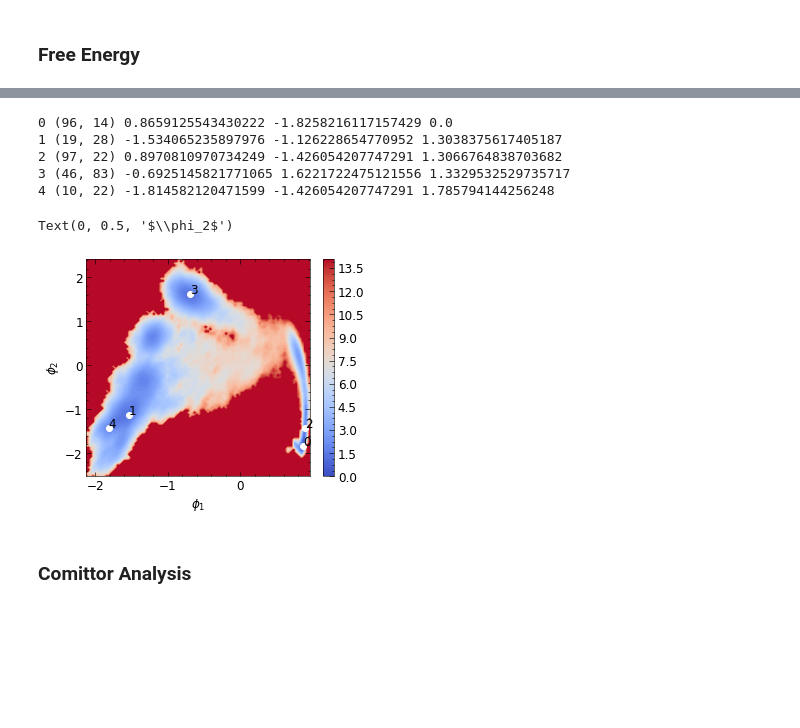
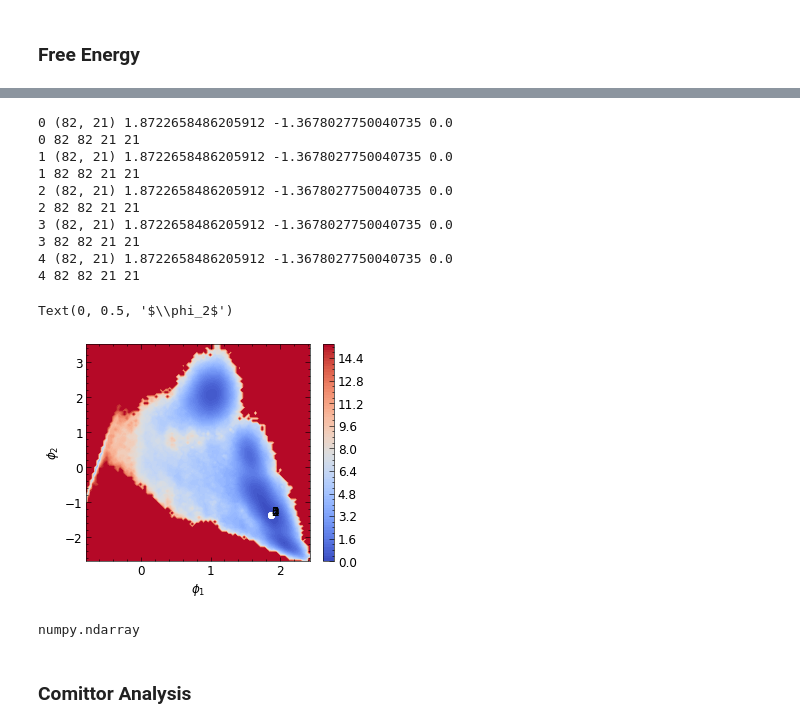
Before and after one commit to aaronrfinney/VAMP-MSM, a Jupyter notebook: MSM2_TICA.ipynb, the cells around one changed output, grey strips where cells are left out. Drawn from its saved outputs; the diff is of its cells as text; code cells hidden in the pictures; blank space fills up the shorter version.

```diff
--- a/MSM2_TICA.ipynb
+++ b/MSM2_TICA.ipynb
@@ -198,8 +198,7 @@ RC[14,0:15] = [1, 2, 3, 4, 5, 6, 7, 8, 9, 10, 11, 12, 13, 15, 16]
 RC[15,0:16] = [0, 1, 2, 3, 4, 5, 6, 7, 8, 9, 10, 11, 12, 13, 15, 16]
 RC[16,0:17] = [0, 1, 2, 3, 4, 5, 6, 7, 8, 9, 10, 11, 12, 13, 14, 15, 16]
 # %%
-CVdim = 17
+CVdim = 2
 RC_CVs = RC[CVdim-1,0:CVdim]
-Data[:,RC_CVs].shape
 npdatalabels[RC_CVs].tolist()
 # %% [output]
@@ -260,11 +275,17 @@ fig.tight_layout()
 from deeptime.decomposition import TICA
 from deeptime.decomposition import VAMP
 
-lagt= 200
+lagt= 100
 #tica_estimator = TICA(dim=2, lagtime=lagt).fit(DataNorm)
-tica_estimator = VAMP(dim=2, lagtime=lagt).fit(DataNorm)
+tica_estimator = VAMP(dim=2, lagtime=lagt).fit(normdata)
 tica = tica_estimator.fetch_model()
-tics = tica.transform(DataNorm)
+
+# We can't use concatenated data for clustering, so build a list of tics
+tics_f = []
+for i in range(0,len(normdata)):
+    tics_f.append(tica.transform(normdata[i]))
+
+tics = np.concatenate(tics_f)
 # %%
 plt.figure(figsize=(4, 2))
 pyemma.plots.plot_feature_histograms(tics, color='k')
@@ -330,10 +351,16 @@ Text(0, 0.5, '$\\phi_2$')
 from deeptime.clustering import KMeans
 from deeptime.clustering import RegularSpace
 
-#estimator = KMeans(100, init_strategy='uniform', max_iter=100, progress=tqdm).fit(tics).fetch_model()
+#estimator = KMeans(100, init_strategy='uniform', max_iter=1`00, progress=tqdm).fit(tics).fetch_model()
 #estimator = RegularSpace(dmin=0.15,max_centers=100,n_jobs=4).fit(DataConc).fetch_model()
-estimator = RegularSpace(dmin=0.15,max_centers=500).fit(tics).fetch_model()
+estimator = RegularSpace(dmin=0.15,max_centers=500).fit(tics_f).fetch_model()
+print("Number of states:",estimator.cluster_centers.shape[0])
 
-dtraj = estimator.transform(tics)
-print("Number of states:",estimator.cluster_centers.shape[0])
+
+# We can't use concatenated data for clustering, so build a list of tics
+dtraj_f = []
+for i in range(0,len(normdata)):
+    dtraj_f.append(estimator.transform(tics_f[i]))
+
+dtraj = np.concatenate(dtraj_f)
 # %% [output]
@@ -434,5 +473,5 @@ plt.savefig('ticaBayesMSM.png', dpi=300, bbox_inches='tight')
 # %%
-bayesian_msm = pyemma.msm.bayesian_markov_model(dtraj, lag=lagt, conf=0.95, count_mode='effective', dt_traj='10 ps',mincount_connectivity=1E-5)
+bayesian_msm = pyemma.msm.bayesian_markov_model(dtraj_f, lag=lagt, conf=0.95, count_mode='effective', dt_traj='10 ps',mincount_connectivity=1E-5)
 sample_mean = bayesian_msm.sample_mean('timescales', k=1)
 sample_conf_l, sample_conf_r = bayesian_msm.sample_conf('timescales', k=1)
 
@@ -525,41 +571,53 @@ x, y, z = get_histogram(
 # Free energy
 kT = 1.
 f = _to_free_energy(z, minener_zero=True) * kT
 
 fmax = np.amax(f[f != np.inf])
 f[f == np.inf] = fmax # replace inf
 
 # Plot
 plot_map(x, y, f,
          cmap='coolwarm',
          ncontours=100,
          cbar=True,
          cbar_orientation='vertical')
 
-xyc = 8
+xyc = 0
 minxy = []
 for i in range(0,5):
     # Get the minimum FE
     pmin = np.unravel_index(f.T.argmin(), f.T.shape)
 
     plt.plot(x[pmin[0]],y[pmin[1]],'ow')
     plt.text(x[pmin[0]],y[pmin[1]],i)
     print(i,pmin,x[pmin[0]],y[pmin[1]],f.T[pmin])
     minxy.append([x[pmin[0]],y[pmin[1]]])
 
     # Remove this point
-    f.T[pmin[0]-xyc:pmin[0]+xyc,pmin[1]-xyc:pmin[1]+xyc] = 100
+    #f.T[pmin[0]-xyc:pmin[0]+xyc,pmin[1]-xyc:pmin[1]+xyc] = 100.
+    f[pmin[1]-xyc:pmin[1]+xyc,pmin[0]-xyc:pmin[0]+xyc] = 100.
+
+    print(i,pmin[0]-xyc,pmin[0]+xyc,pmin[1]-xyc,pmin[1]+xyc)
 
 plt.xlabel(r'$\phi_1$')
 plt.ylabel(r'$\phi_2$')
 # %% [output]
-0 (96, 14) 0.8659125543430222 -1.8258216117157429 0.0
-1 (19, 28) -1.534065235897976 -1.126228654770952 1.3038375617405187
-2 (97, 22) 0.8970810970734249 -1.426054207747291 1.3066764838703682
-3 (46, 83) -0.6925145821771065 1.6221722475121556 1.3329532529735717
-4 (10, 22) -1.814582120471599 -1.426054207747291 1.785794144256248
+0 (82, 21) 1.8722658486205912 -1.3678027750040735 0.0
+0 82 82 21 21
+1 (82, 21) 1.8722658486205912 -1.3678027750040735 0.0
+1 82 82 21 21
+2 (82, 21) 1.8722658486205912 -1.3678027750040735 0.0
+2 82 82 21 21
+3 (82, 21) 1.8722658486205912 -1.3678027750040735 0.0
+3 82 82 21 21
+4 (82, 21) 1.8722658486205912 -1.3678027750040735 0.0
+4 82 82 21 21
 Text(0, 0.5, '$\\phi_2$')
-[figure, old version]
+[figure, new version]
+# %%
+type(f)
+# %% [output]
+numpy.ndarray
 # %% [markdown]
 ### Comittor Analysis
 # %%
```
Also changed, not shown: parts of 36 cells of this notebook.
